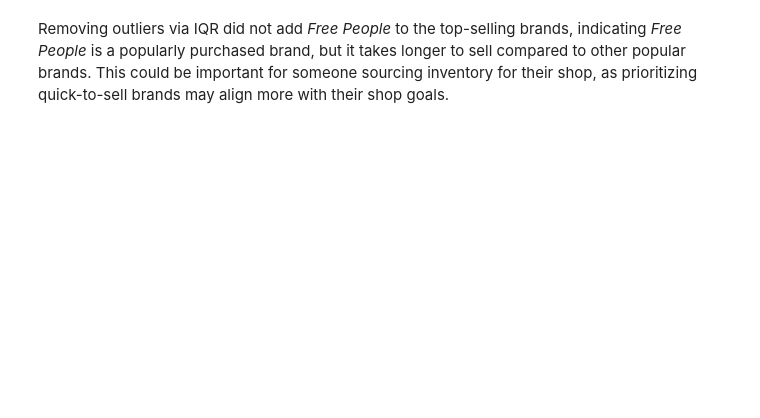
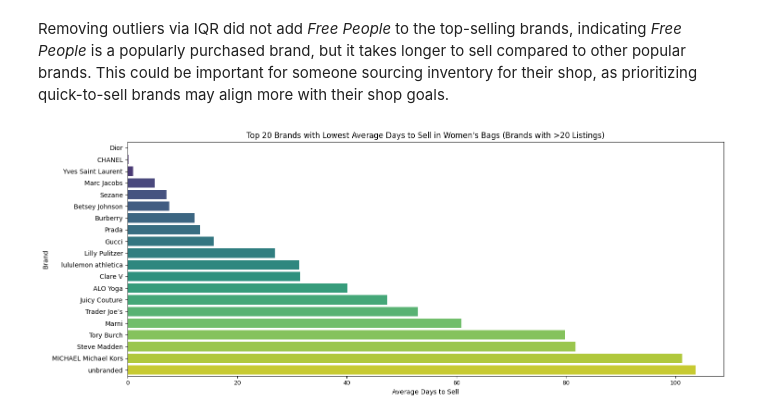
Before and after one commit to its-melina/Poshmark-Analytics, a Jupyter notebook: EDA.ipynb, the cells around one changed output. Cells and saved outputs as stored; diff of their text form; code cells hidden in the pictures; blank space fills up the shorter version.

```diff
--- a/EDA.ipynb
+++ b/EDA.ipynb
@@ -178,2 +190,6 @@ avg_days_to_sell_by_brand(filtered_tops, 25, 20, 'Tops')
 # %% [markdown]
 Removing outliers via IQR did not add *Free People* to the top-selling brands, indicating *Free People* is a popularly purchased brand, but it takes longer to sell compared to other popular brands. This could be important for someone sourcing inventory for their shop, as prioritizing quick-to-sell brands may align more with their shop goals.
+# %%
+avg_days_to_sell_by_brand(bags, 20, 20, 'Bags')
+# %% [output]
+[figure, added]
```
Also changed, not shown: parts of 13 cells of this notebook.
